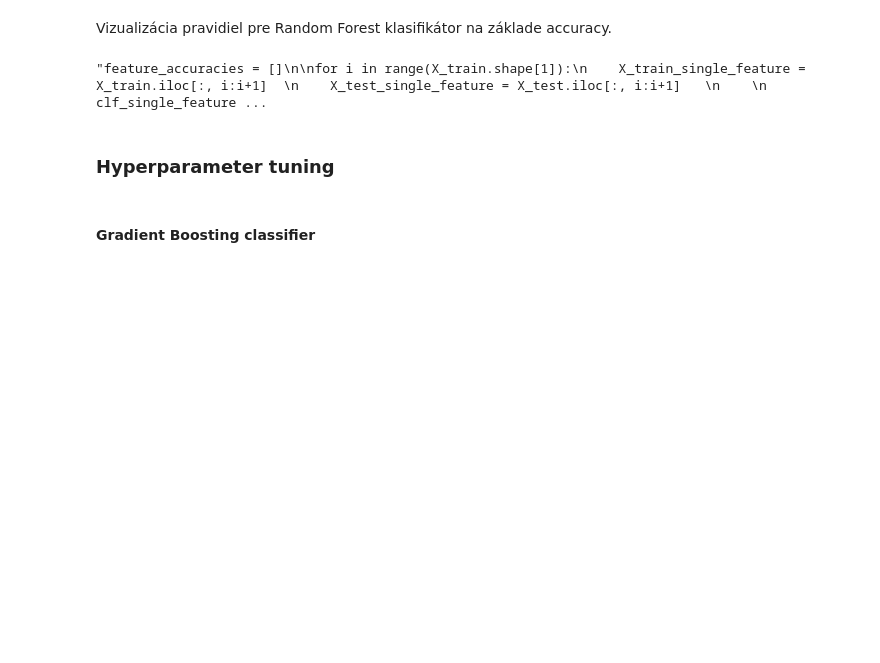
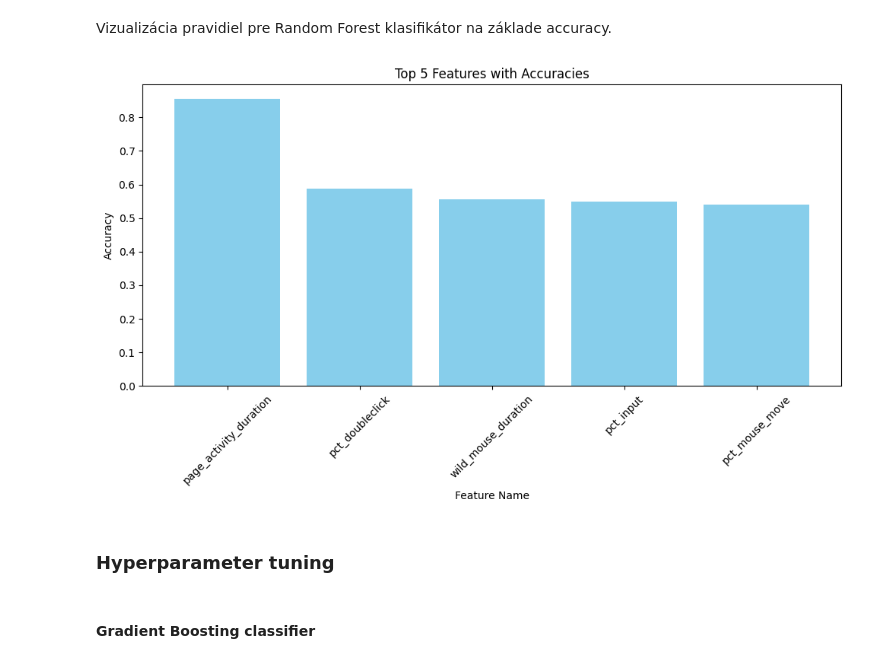
Before and after one commit to Brunokristi/Project_IAU, a Jupyter notebook: Phase_3.ipynb, the cells around one changed output. Drawn from its saved outputs; the diff is of its cells as text; code cells hidden in the pictures; blank space fills up the shorter version.

```diff
--- a/Phase_3.ipynb
+++ b/Phase_3.ipynb
@@ -568,35 +574,35 @@ plt.show()
 # %% [markdown]
 Vizualizácia pravidiel pre Random Forest klasifikátor na základe accuracy.
 # %%
-"""feature_accuracies = []
+feature_accuracies = []
 
 for i in range(X_train.shape[1]):
     X_train_single_feature = X_train.iloc[:, i:i+1]
     X_test_single_feature = X_test.iloc[:, i:i+1]
 
     clf_single_feature = RandomForestClassifier()
     clf_single_feature.fit(X_train_single_feature, y_train)
 
     predictions_single_feature = clf_single_feature.predict(X_test_single_feature)
 
     accuracy_single_feature = accuracy_score(y_test, predictions_single_feature)
     feature_accuracies.append((X_train.columns[i], accuracy_single_feature))
 
 sorted_features = sorted(feature_accuracies, key=lambda x: x[1], reverse=True)
 
 top_5_feature_names = [feat[0] for feat in sorted_features[:5]]
 top_5_accuracies = [feat[1] for feat in sorted_features[:5]]
 
 plt.figure(figsize=(10, 6))
 plt.bar(top_5_feature_names, top_5_accuracies, color='skyblue')
 plt.xlabel('Feature Name')
 plt.ylabel('Accuracy')
 plt.title('Top 5 Features with Accuracies')
 plt.xticks(rotation=45)
 plt.tight_layout()
-plt.show()"""
+plt.show()
 # %% [output]
-"feature_accuracies = []\n\nfor i in range(X_train.shape[1]):\n    X_train_single_feature = X_train.iloc[:, i:i+1]  \n    X_test_single_feature = X_test.iloc[:, i:i+1]   \n    \n    clf_single_feature ...
+[figure, added]
 # %%
 # drop other columns
 X_train_filtered = X_train[top_5_feature_names]
```
Also changed, not shown: parts of 30 cells of this notebook, 1 other file.
